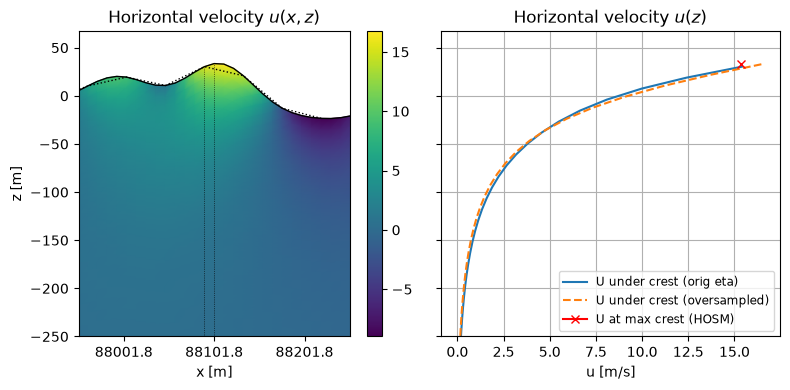
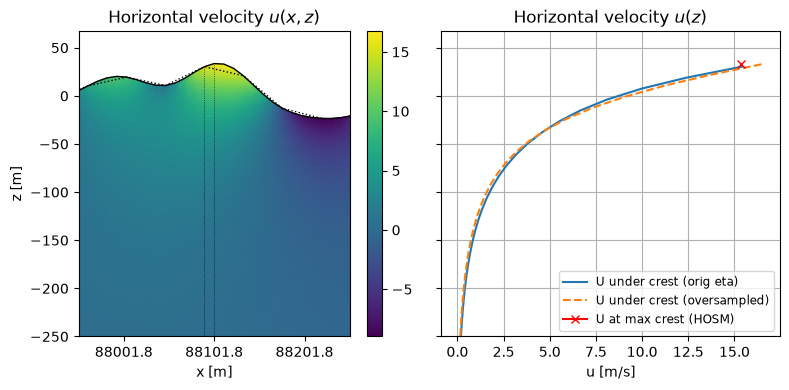
The change to this notebook cell's code, shown as a diff; its figure went from the first image to the second:
--- before
+++ after
@@ -2,5 +2,5 @@
 axp, axu = axs
 
-# Plot the horizontal velocity u or the velocity potential phi 
+# Plot the horizontal velocity u or the velocity potential phi
 if show_velocity:
     axp.set_title("Horizontal velocity $u(x,z)$")
@@ -24,5 +24,5 @@
 
 axp.set_xlim(x_crest1_hpc - 150, x_crest1_hpc + 150)
-axp.set_xticks([x_crest1_hpc-100, x_crest1_hpc, x_crest1_hpc+100])
+axp.set_xticks([x_crest1_hpc - 100, x_crest1_hpc, x_crest1_hpc + 100])
 axp.set_ylim(-250, 2 * z_crest1_hpc)
 axp.set_xlabel("x [m]")
@@ -33,9 +33,9 @@
 for column_dofs, label in [
     (domain.column_dofs(x=x_crest1), "U under crest (orig eta)"),
-    (domain.column_dofs(x=x_crest1_hpc), "U under crest (oversampled)")
+    (domain.column_dofs(x=x_crest1_hpc), "U under crest (oversampled)"),
 ]:
     u_col, w_col = compute_velocity(domain, phi, dofs=column_dofs)
     z_col = domain.dof_coordinates[column_dofs, 1]
-    axu.plot(u_col, z_col, label=label, ls='--' if 'oversampled' in label else '-')
+    axu.plot(u_col, z_col, label=label, ls="--" if "oversampled" in label else "-")
 axu.plot(u_at_crest_hosm2, z_crest1_hpc, marker="x", color="r", label="U at max crest (HOSM)")
 axu.legend(loc="lower right", fontsize="small")

Commit: Caching for speed: vel calc is now ~instant